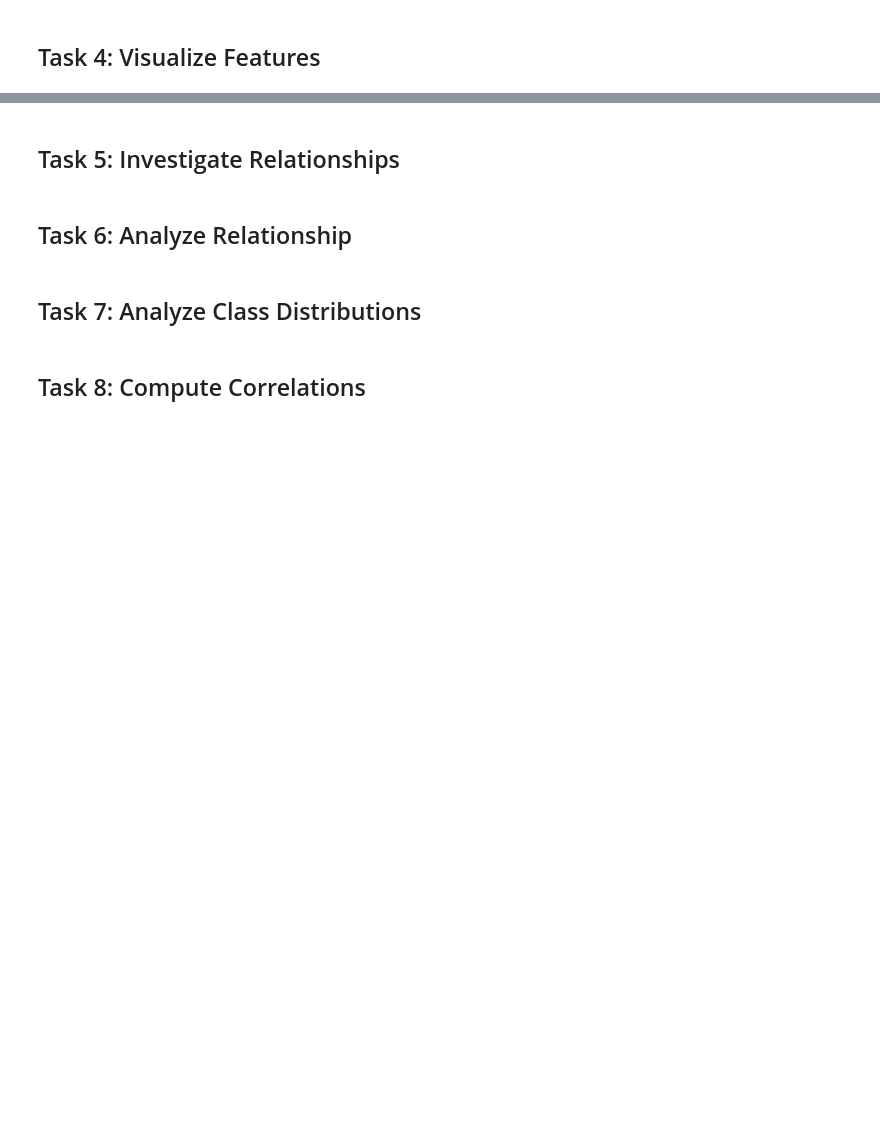
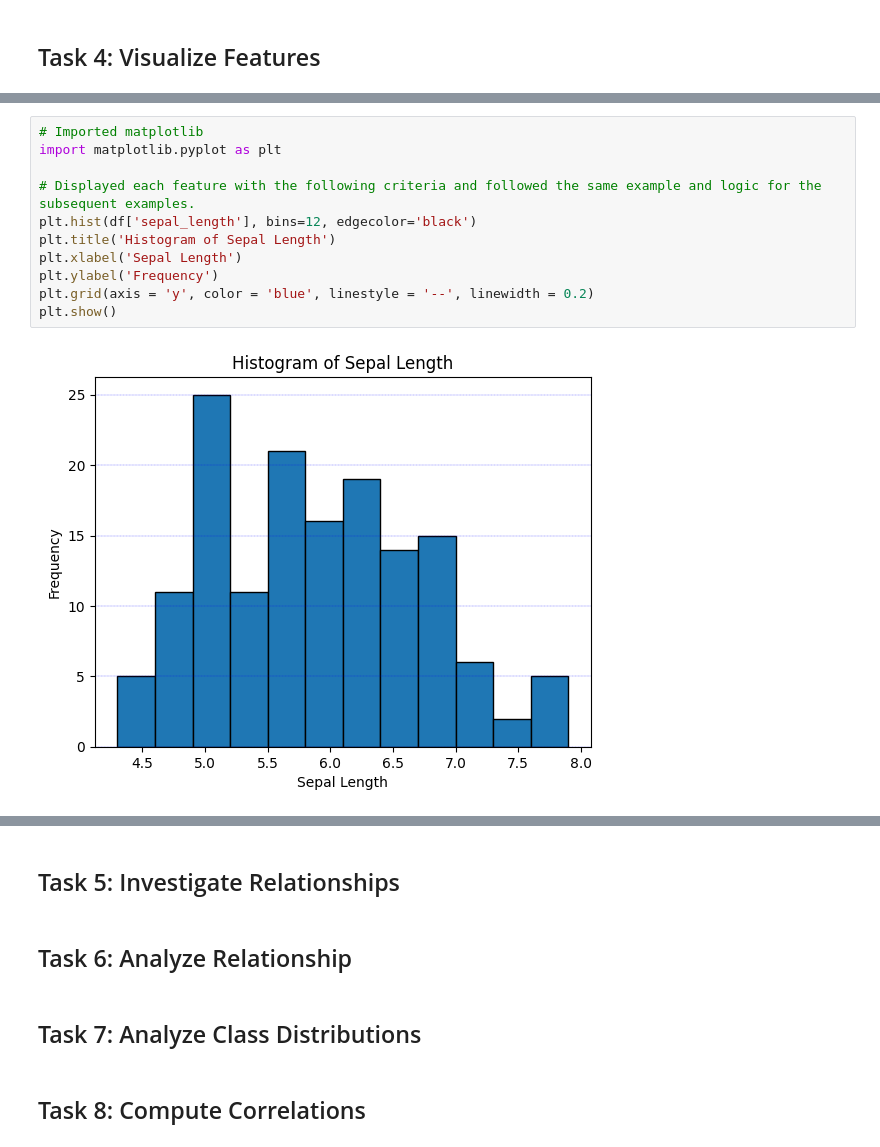
Before and after one commit to LoicBagnoud/principles_of_data_analytics, a Jupyter notebook: tasks.ipynb, the cells around one changed output, grey strips where cells are left out. Saved outputs shown, nothing was run; the diff lists cells and outputs as text; blank space fills up the shorter version.

Commit message:
Histogram draft

```diff
--- a/tasks.ipynb
+++ b/tasks.ipynb
@@ -148,0 +190,13 @@ Statistics for sepal_width:
+# %%
+# Imported matplotlib
+import matplotlib.pyplot as plt
+
+# Displayed each feature with the following criteria and followed the same example and logic for the subsequent examples.
+plt.hist(df['sepal_length'], bins=12, edgecolor='black')
+plt.title('Histogram of Sepal Length')
+plt.xlabel('Sepal Length')
+plt.ylabel('Frequency')
+plt.grid(axis = 'y', color = 'blue', linestyle = '--', linewidth = 0.2)
+plt.show()
+# %% [output]
+[figure, added]
```
Also changed, not shown: parts of 9 cells of this notebook.
